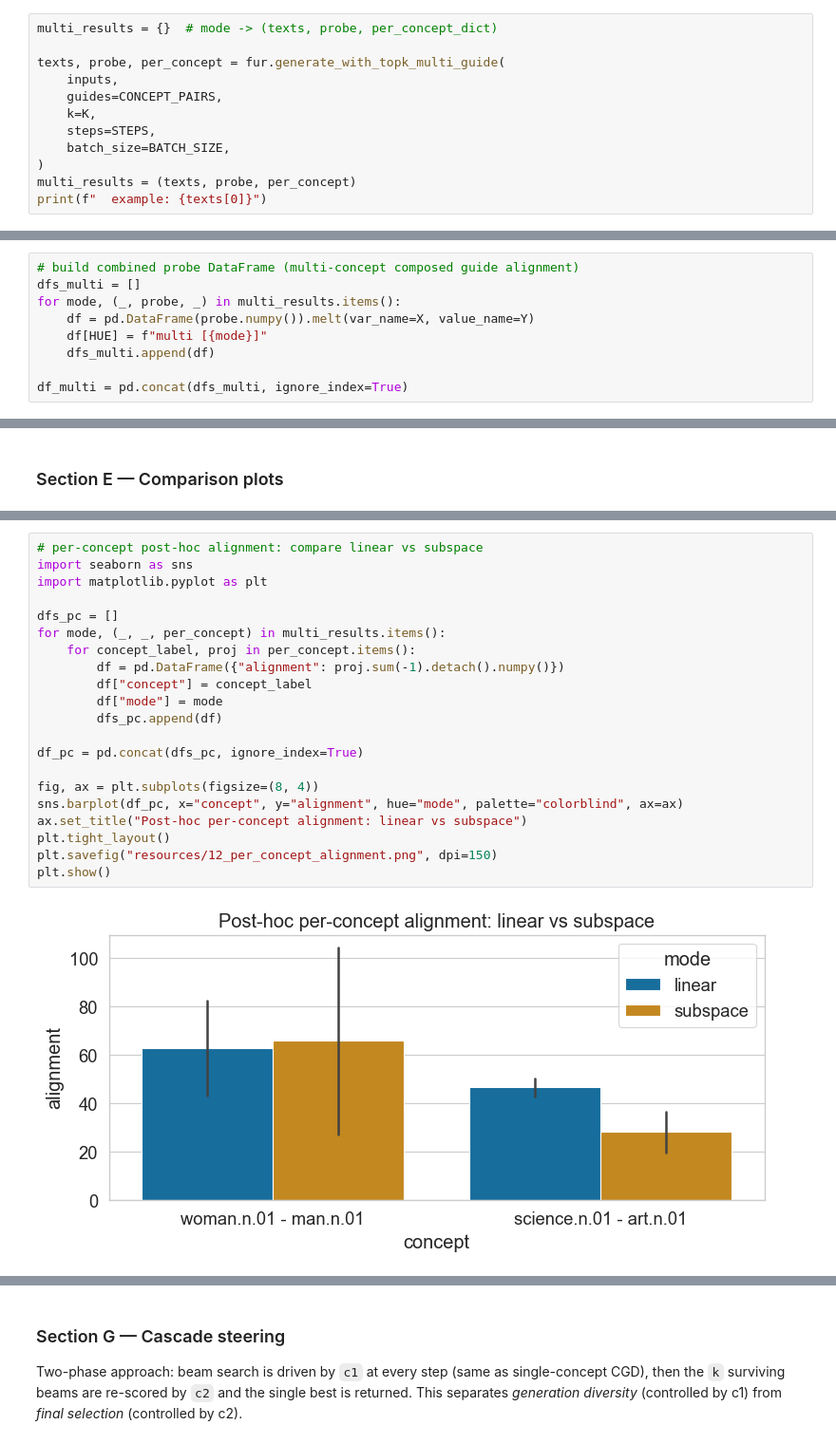
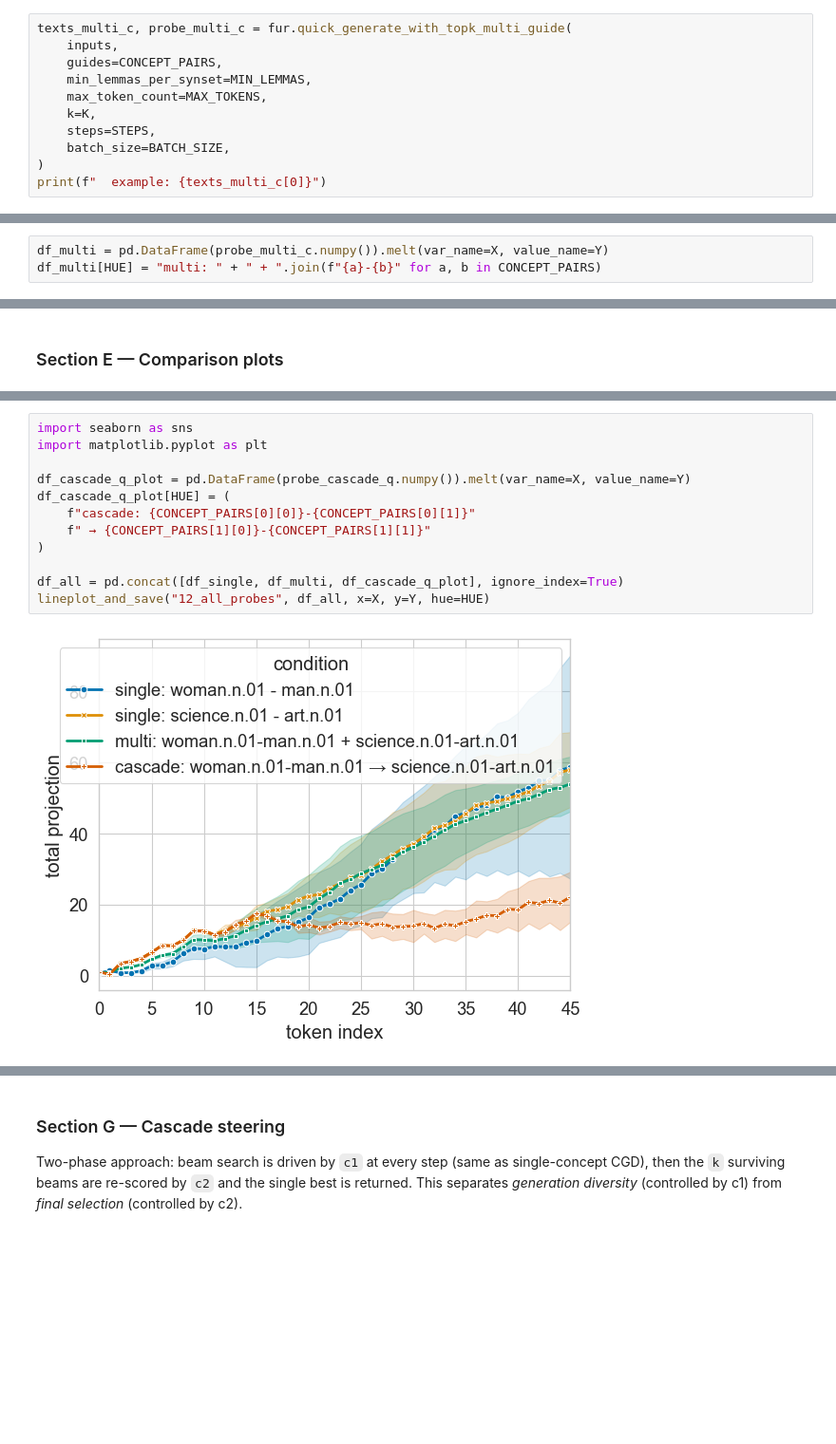
Before and after one commit to rapcampos/frh-multi, a Jupyter notebook: 12_multiconcept_guided_generation.ipynb, the cells around one changed output, grey strips where cells are left out. Shown at 95% size. Cells and saved outputs as stored; diff of their text form; blank space fills up the shorter version.

Commit message:
implement multi concept subspace steering

```diff
--- a/12_multiconcept_guided_generation.ipynb
+++ b/12_multiconcept_guided_generation.ipynb
@@ -135,15 +135,14 @@ df_single = pd.concat(dfs_single, ignore_index=True)
 
 Both concept pairs are composed into a single guide using `compose_concepts`.
 # %%
-multi_results = {}  # mode -> (texts, probe, per_concept_dict)
-
-texts, probe, per_concept = fur.generate_with_topk_multi_guide(
+texts_multi_c, probe_multi_c = fur.quick_generate_with_topk_multi_guide(
     inputs,
     guides=CONCEPT_PAIRS,
+    min_lemmas_per_synset=MIN_LEMMAS,
+    max_token_count=MAX_TOKENS,
     k=K,
     steps=STEPS,
     batch_size=BATCH_SIZE,
 )
-multi_results = (texts, probe, per_concept)
-print(f"  example: {texts[0]}")
+print(f"  example: {texts_multi_c[0]}")
 # %% [output]
@@ -151,12 +150,6 @@ AttributeError: 'tuple' object has no attribute 'device'
 # %%
-# build combined probe DataFrame (multi-concept composed guide alignment)
-dfs_multi = []
-for mode, (_, probe, _) in multi_results.items():
-    df = pd.DataFrame(probe.numpy()).melt(var_name=X, value_name=Y)
-    df[HUE] = f"multi [{mode}]"
-    dfs_multi.append(df)
-
-df_multi = pd.concat(dfs_multi, ignore_index=True)
+df_multi = pd.DataFrame(probe_multi_c.numpy()).melt(var_name=X, value_name=Y)
+df_multi[HUE] = "multi: " + " + ".join(f"{a}-{b}" for a, b in CONCEPT_PAIRS)
 # %% [markdown]
 ### Section D — Weight sweep (linear mode)
 
@@ -203,24 +189,15 @@ lineplot_and_save("12_combined_probe", df_compare, x=X, y=Y, hue=HUE)
 # %%
-# per-concept post-hoc alignment: compare linear vs subspace
 import seaborn as sns
 import matplotlib.pyplot as plt
 
-dfs_pc = []
-for mode, (_, _, per_concept) in multi_results.items():
-    for concept_label, proj in per_concept.items():
-        df = pd.DataFrame({"alignment": proj.sum(-1).detach().numpy()})
-        df["concept"] = concept_label
-        df["mode"] = mode
-        dfs_pc.append(df)
+df_cascade_q_plot = pd.DataFrame(probe_cascade_q.numpy()).melt(var_name=X, value_name=Y)
+df_cascade_q_plot[HUE] = (
+    f"cascade: {CONCEPT_PAIRS[0][0]}-{CONCEPT_PAIRS[0][1]}"
+    f" → {CONCEPT_PAIRS[1][0]}-{CONCEPT_PAIRS[1][1]}"
+)
 
-df_pc = pd.concat(dfs_pc, ignore_index=True)
-
-fig, ax = plt.subplots(figsize=(8, 4))
-sns.barplot(df_pc, x="concept", y="alignment", hue="mode", palette="colorblind", ax=ax)
-ax.set_title("Post-hoc per-concept alignment: linear vs subspace")
-plt.tight_layout()
-plt.savefig("resources/12_per_concept_alignment.png", dpi=150)
-plt.show()
+df_all = pd.concat([df_single, df_multi, df_cascade_q_plot], ignore_index=True)
+lineplot_and_save("12_all_probes", df_all, x=X, y=Y, hue=HUE)
 # %% [output]
-[figure, old version]
+[figure, new version]
 # %%
```
Also changed, not shown: parts of 13 cells of this notebook, 17 other files.
